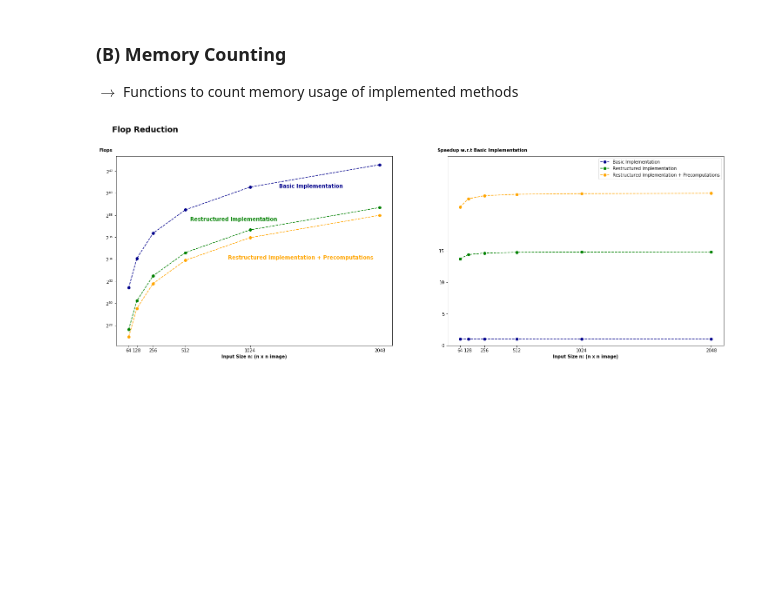
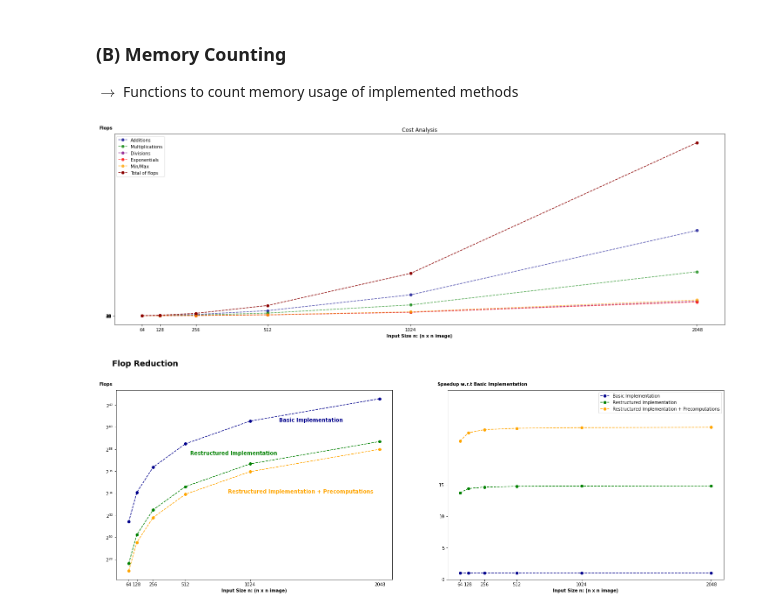
Before and after one commit to ninodimontalcino/advanced-denoising-mcrenderings, a Jupyter notebook: analysis/PerformanceAnalysis.ipynb, the cells around one changed output. Saved outputs shown, nothing was run; the diff lists cells and outputs as text; code cells hidden in the pictures; blank space fills up the shorter version.

Commit message:
Cost Analysis plot

```diff
--- a/analysis/PerformanceAnalysis.ipynb
+++ b/analysis/PerformanceAnalysis.ipynb
@@ -327,7 +327,38 @@ def restructured_no_precomp_mem(n):
     reads += 5*3*n*n
     return reads*sizeof_float
 # %%
-colors = ["darkblue", "green", "orange", "purple", "red", "lightblue", "darkred"]
+colors = ["darkblue", "green", "purple", "red", "orange", "lightblue", "darkred"]
+# %%
+# Plot showing detailed cost analysis only for Basic
+R = 10
+n = np.array([64, 128, 256, 512, 1024, 2048])
+
+labels = ["Additions", "Multiplications", "Divisions", "Exponentials", "Min/Max"]
+fig, axs = plt.subplots(figsize=(25,8))
+flops = np.zeros((5, len(n)))
+
+for i, size in enumerate(n):
+    tmp = basic(size, R)
+    for j in range(len(labels)):
+        flops[j][i] = tmp[j]
+
+for i in range(len(labels)):
+    axs.plot(n, flops[i], 'o--', label=labels[i], color=colors[i], alpha=0.7)
+
+# plot sum of all
+axs.plot(n, np.sum(flops, 0), 'o--', label="Total of flops", color=colors[len(labels)+1])
+
+#axs.set_yscale('log', basey=2)
+axs.set_ylabel("Flops", fontweight='bold', rotation=0, position=(0,1.02), labelpad=-0)
+axs.set_xlabel("Input Size n: (n x n image)", fontweight='bold')
+axs.set_xticks(n)
+axs.set_yticks(np.arange(24, 48, step=4))
+
+axs.set_title("Cost Analysis")
+axs.legend()
+fig.savefig('cost_analysis',bbox_inches='tight')
+# %% [output]
+[figure, added]
 # %%
 # Plot showing FLOP reduction for fixed R=10
 R = 10
```
Also changed, not shown: 1 other file.
